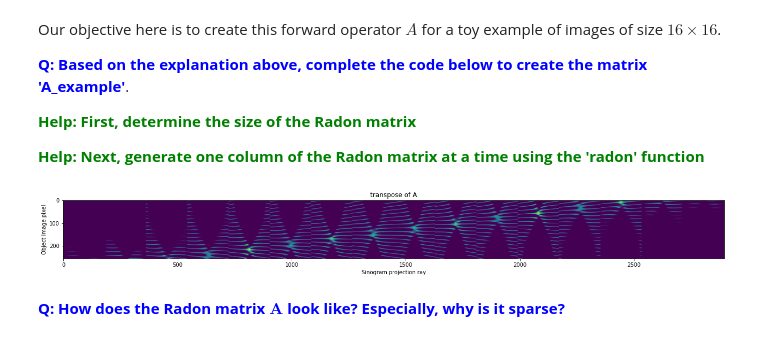
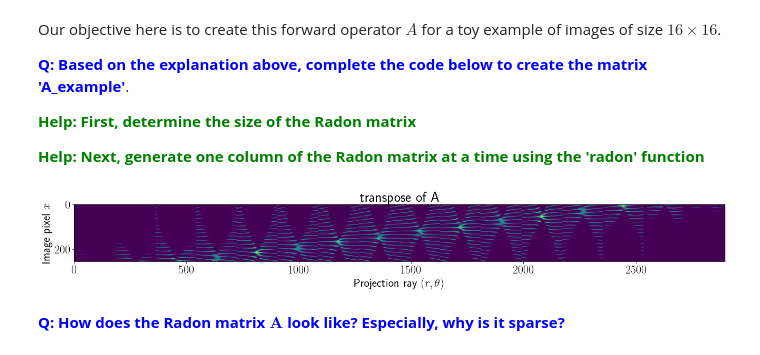
Before and after one commit to openspyrit/spyrit-examples, a Jupyter notebook: 2021_DLMIS_Hands-on/main_with_answers.ipynb, the cells around one changed output. Saved outputs shown, nothing was run; the diff lists cells and outputs as text; code cells hidden in the pictures.

```diff
--- a/2021_DLMIS_Hands-on/main_with_answers.ipynb
+++ b/2021_DLMIS_Hands-on/main_with_answers.ipynb
@@ -38,6 +37,9 @@ import h5py as h5
 from skimage.data import shepp_logan_phantom
 from skimage.transform import radon, rescale
 import time
+# %%
+plt.rcParams['text.usetex'] = True
+plt.rcParams.update({'font.size': 22})
 # %% [markdown]
 ## <span style="color:brown"> Parameters
 # %%
@@ -112,35 +114,35 @@ Our objective here is to create this forward operator $A$ for a toy example of i
 # %%
 # Nb of angles of acquisition
 total_angles = 181
 
 # Define an empty matrix A
 img_size_example = 16 #COMPLETE
 pixel_size_example = 16 #COMPLETE
 A_example = np.zeros((pixel_size_example*total_angles, img_size_example*img_size_example)) #COMLPLETE
 
 # Build the forward operator, one column at a time.
 for i in range(img_size_example):
     for j in range(img_size_example):
         # Activating a single pixel of the object image
         image = np.zeros((img_size_example,img_size_example)) ##COMPLETE
         image[i,j] = 1 ##COMLPETE
 
         # Radon transform
         sinogram = radon(image, theta, circle=False) ##COMPLETE
         sinogram = rescale(sinogram, scale=(pixel_size_example/sinogram.shape[0],1), mode='reflect', multichannel=False)
-        ## COMPLETE above
-        #Juxtaposing results in A matrix
-        A_example[:,img_size_example*i+j] = np.reshape(sinogram, (pixel_size_example*total_angles, )) ##COMLPETE
+
+        # Concatenating results in matrix A
+        A_example[:,img_size_example*i+j] = np.reshape(sinogram, (pixel_size_example*total_angles, ))
 
 # A matrix visualisation
 fig, ax = plt.subplots(figsize=(100, 2))
 ax.imshow(np.transpose(A_example))
 ax.set_title("transpose of A")
-ax.set_xlabel("Sinogram projection ray")
-ax.set_ylabel("Object image pixel")
+ax.set_xlabel(r"Projection ray $(r, \theta)$")
+ax.set_ylabel(r"Image pixel $x$")
 plt.show()
 # %% [output]
-[figure, old version]
+[figure, new version]
 # %% [markdown]
 <font color='blue'> **Q: How does the Radon matrix $\mathbf{A}$ look like? Especially, why is it sparse?**</font>
 # %% [markdown]
```
Also changed, not shown: parts of 18 cells of this notebook, 3 other files.
